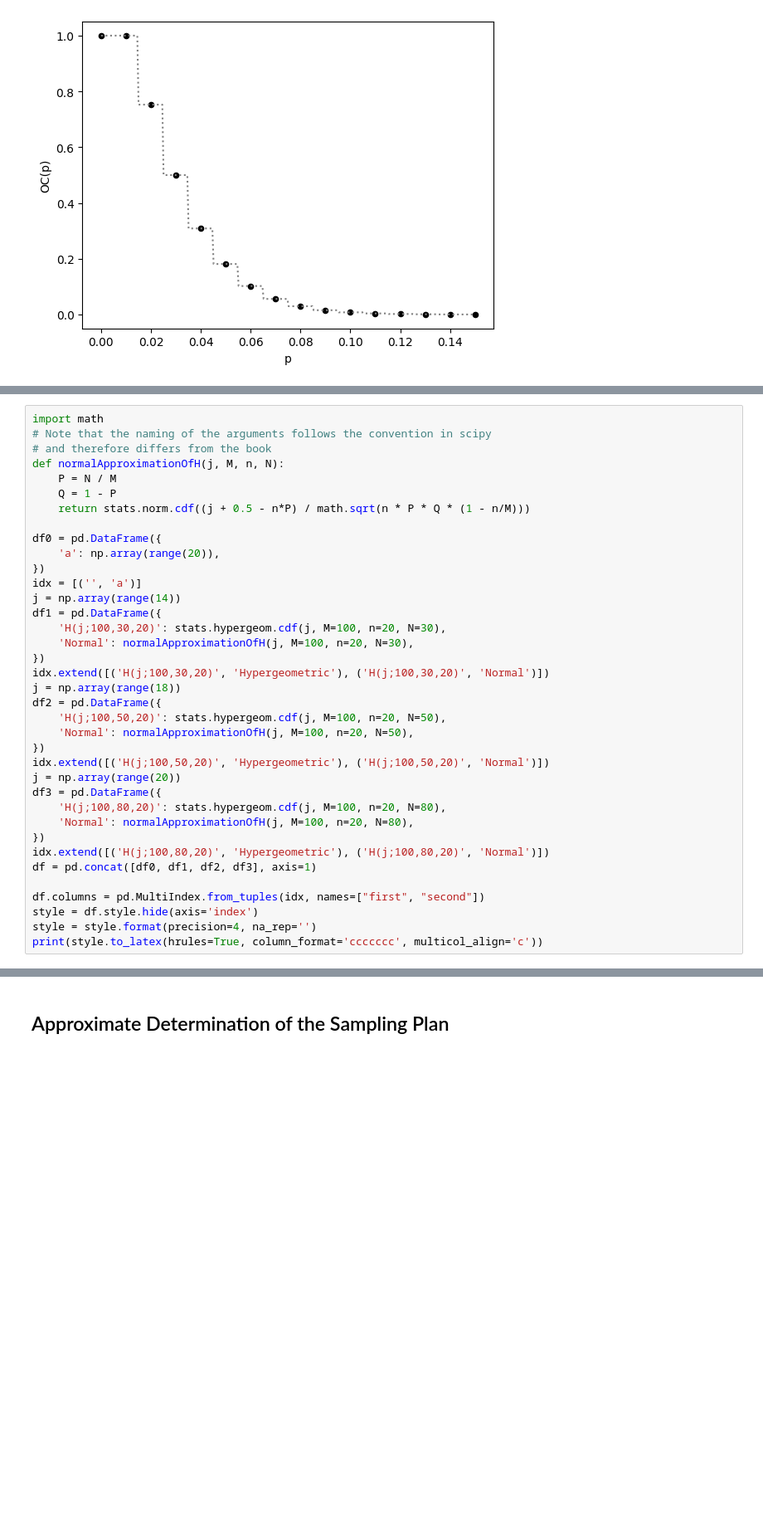
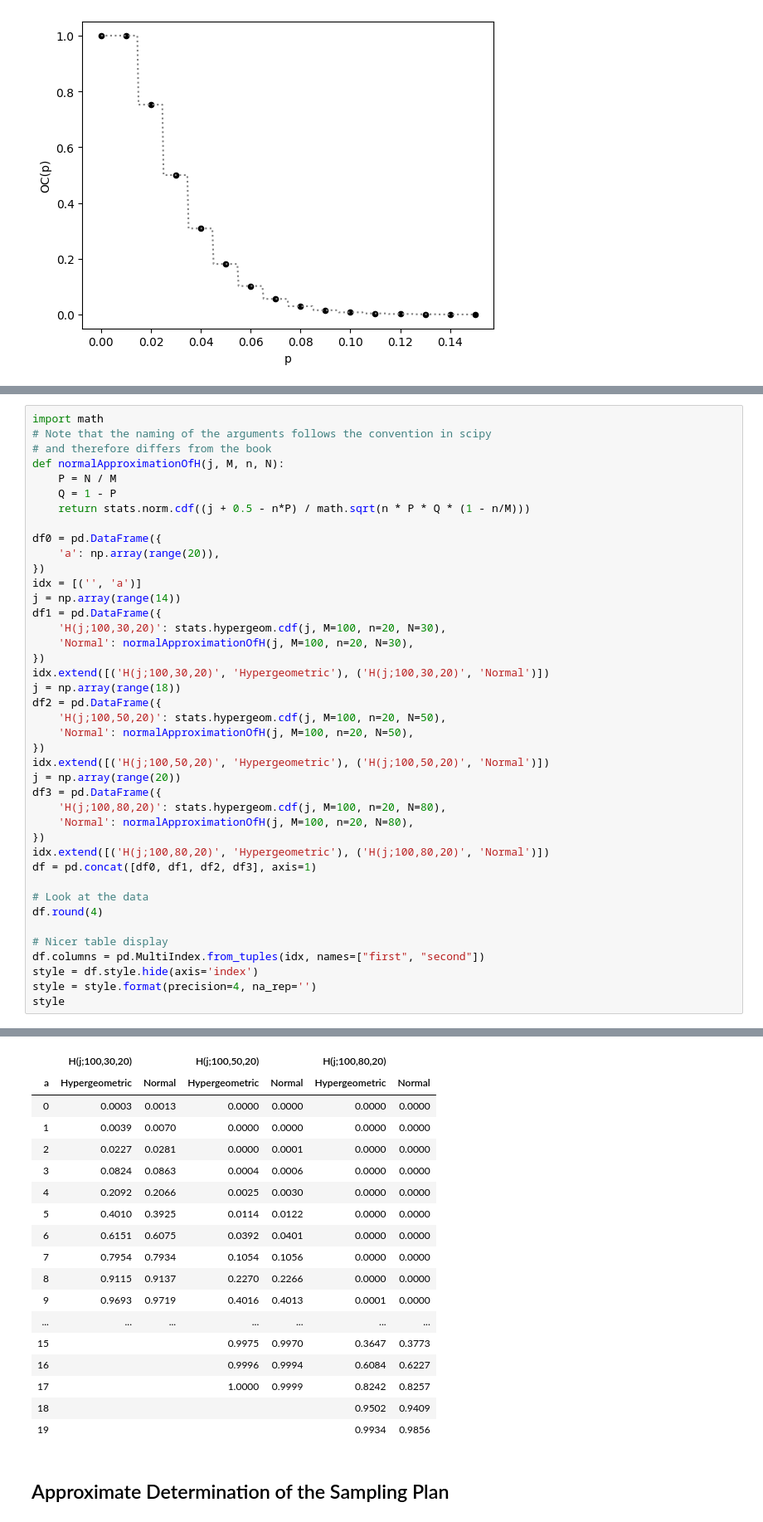
Before and after one commit to gedeck/mistat-code-solutions, a Jupyter notebook: IndustrialStatistics/notebooks/Chap011.ipynb, the cells around one changed output, grey strips where cells are left out. Shown at 83% size. Drawn from its saved outputs; the diff is of its cells as text; blank space fills up the shorter version.

```diff
--- a/IndustrialStatistics/notebooks/Chap011.ipynb
+++ b/IndustrialStatistics/notebooks/Chap011.ipynb
@@ -166,8 +189,12 @@ df3 = pd.DataFrame({
 idx.extend([('H(j;100,80,20)', 'Hypergeometric'), ('H(j;100,80,20)', 'Normal')])
 df = pd.concat([df0, df1, df2, df3], axis=1)
 
+# Look at the data
+df.round(4)
+
+# Nicer table display
 df.columns = pd.MultiIndex.from_tuples(idx, names=["first", "second"])
 style = df.style.hide(axis='index')
 style = style.format(precision=4, na_rep='')
-print(style.to_latex(hrules=True, column_format='ccccccc', multicol_align='c'))
+style
 # %% [output]
@@ -191,3 +201,21 @@ a & Hypergeometric & Normal & Hypergeometric & Normal & Hypergeometric & Normal
+|  | H(j;100,30,20) |  | H(j;100,50,20) |  | H(j;100,80,20) |  |
+| a | Hypergeometric | Normal | Hypergeometric | Normal | Hypergeometric | Normal |
+| 0 | 0.0003 | 0.0013 | 0.0000 | 0.0000 | 0.0000 | 0.0000 |
+| 1 | 0.0039 | 0.0070 | 0.0000 | 0.0000 | 0.0000 | 0.0000 |
+| 2 | 0.0227 | 0.0281 | 0.0000 | 0.0001 | 0.0000 | 0.0000 |
+| 3 | 0.0824 | 0.0863 | 0.0004 | 0.0006 | 0.0000 | 0.0000 |
+| 4 | 0.2092 | 0.2066 | 0.0025 | 0.0030 | 0.0000 | 0.0000 |
+| 5 | 0.4010 | 0.3925 | 0.0114 | 0.0122 | 0.0000 | 0.0000 |
+| 6 | 0.6151 | 0.6075 | 0.0392 | 0.0401 | 0.0000 | 0.0000 |
+| 7 | 0.7954 | 0.7934 | 0.1054 | 0.1056 | 0.0000 | 0.0000 |
+| 8 | 0.9115 | 0.9137 | 0.2270 | 0.2266 | 0.0000 | 0.0000 |
+| 9 | 0.9693 | 0.9719 | 0.4016 | 0.4013 | 0.0001 | 0.0000 |
+| ... | ... | ... | ... | ... | ... | ... |
+| 15 |  |  | 0.9975 | 0.9970 | 0.3647 | 0.3773 |
+| 16 |  |  | 0.9996 | 0.9994 | 0.6084 | 0.6227 |
+| 17 |  |  | 1.0000 | 0.9999 | 0.8242 | 0.8257 |
+| 18 |  |  |  |  | 0.9502 | 0.9409 |
+| 19 |  |  |  |  | 0.9934 | 0.9856 |
 # %% [markdown]
 ## Approximate Determination of the Sampling Plan
 # %%
```
Also changed, not shown: parts of 10 cells of this notebook, 57 other files.
